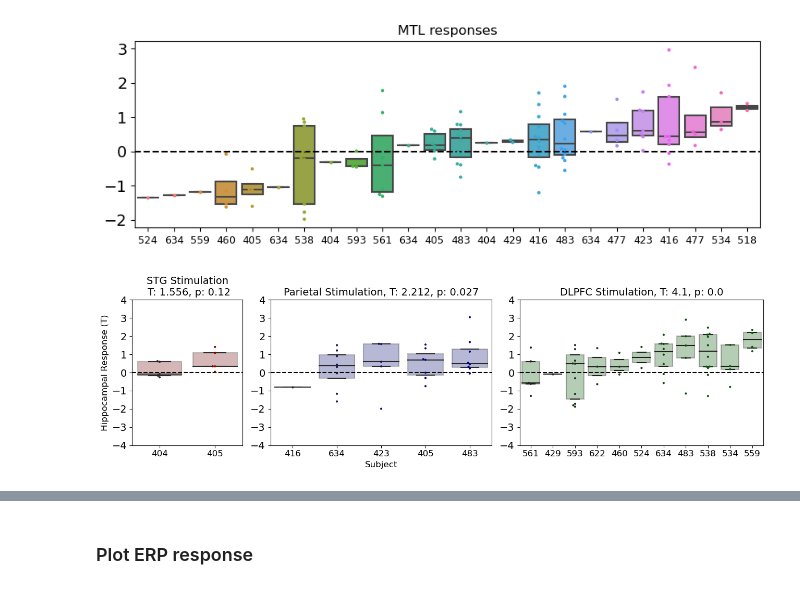
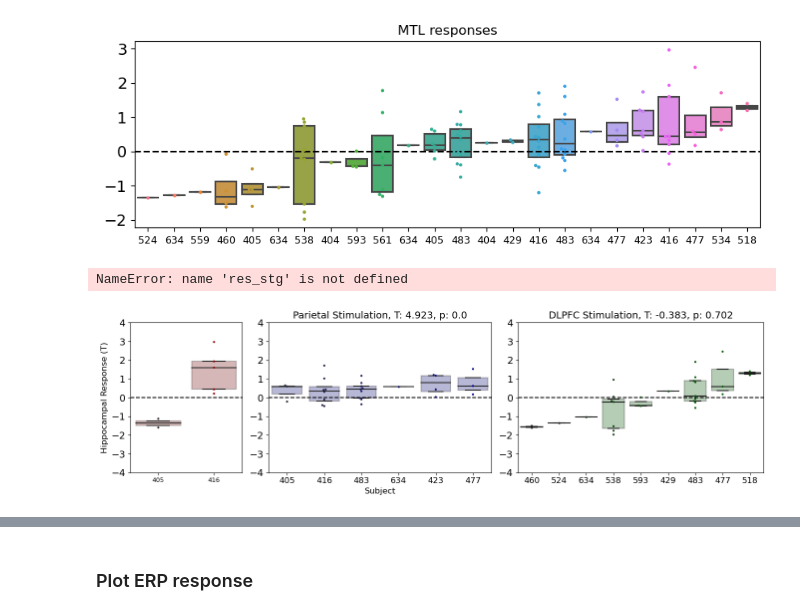
Before and after one commit to PrecisionNeuroLab/Analysis-SolomonEtAl2024, a Jupyter notebook: MTL_responses.ipynb, the cells around one changed output, grey strips where cells are left out. Saved outputs shown, nothing was run; the diff lists cells and outputs as text; code cells hidden in the pictures.

```diff
--- a/MTL_responses.ipynb
+++ b/MTL_responses.ipynb
@@ -87,7 +87,7 @@ from matplotlib import gridspec
 from codebase import filter_dict
 %matplotlib inline
 
-sense_region = 'insula' #filter_dict['mtl_filter']
+sense_region = 'Hippocampus' #filter_dict['mtl_filter']
 mtl_data = res_dropna[res_dropna['DKT_label'].str.contains(sense_region)]
 
 par_mtl = mtl_data[mtl_data['target'].str.contains('Parietal')]
@@ -96,51 +96,52 @@ stg_mtl = mtl_data[mtl_data['target'].str.contains('STG')]
 
 res_par = sm.MixedLM.from_formula("T ~ 1", data=par_mtl, vc_formula=vcf, groups='subject').fit(reml=False)
 res_dlpfc = sm.MixedLM.from_formula("T ~ 1", data=dlpfc_mtl, vc_formula=vcf, groups='subject').fit(reml=False)
-res_stg = sm.MixedLM.from_formula("T ~ 1", data=stg_mtl, vc_formula=vcf, groups='subject').fit(reml=True)
+#res_stg = sm.MixedLM.from_formula("T ~ 1", data=stg_mtl, vc_formula=vcf, groups='subject').fit(reml=True)
 
 # Plot results
 plt.figure(figsize=(13, 4));
 gs = gridspec.GridSpec(1, 3, width_ratios = [1, 2, 2.2])
-
-#STG
-ax1 = plt.subplot(gs[0])
-data_toplot, sub_toplot = swarmplot_subjects(stg_mtl, key='T')
-sns.swarmplot(data=data_toplot, size=3, color='darkred')
-sns.boxplot(data=data_toplot, whis=0, showfliers=False, color='darkred', boxprops=dict(alpha=.3))
-plt.xticks(np.arange(len(sub_toplot)), sub_toplot, fontsize=9);
-plt.hlines([0], xmin=ax1.get_xlim()[0], xmax=ax1.get_xlim()[1], linestyles='--', color='k')
-plt.yticks(fontsize=14); plt.ylabel('Hippocampal Response (T)', fontsize=12)
-plt.ylim(-4, 4)
-plt.title('STG Stimulation\n T: '+str(np.round(res_stg.tvalues[0], 3))+', p: '+str(np.round(res_stg.pvalues[0], 3)), fontsize=14);
-plt.xticks(fontsize=12)
 
 #Parietal
 ax2 = plt.subplot(gs[1])
 data_toplot, sub_toplot = swarmplot_subjects(par_mtl, key='T')
 sns.swarmplot(data=data_toplot, size=3, color='darkblue')
 sns.boxplot(data=data_toplot, whis=0, showfliers=False, color='darkblue', boxprops=dict(alpha=0.3))
 plt.xticks(np.arange(len(sub_toplot)), sub_toplot, fontsize=9);
 plt.hlines([0], xmin=ax2.get_xlim()[0], xmax=ax2.get_xlim()[1], linestyles='--', color='k')
 plt.yticks(fontsize=14);
 plt.ylim(-4, 4)
 plt.title('Parietal Stimulation, T: '+str(np.round(res_par.tvalues[0], 3))+', p: '+str(np.round(res_par.pvalues[0], 3)), fontsize=14);
 plt.xticks(fontsize=12); plt.xlabel('Subject', fontsize=12)
 
 #DLPFC
 ax3 = plt.subplot(gs[2])
 data_toplot, sub_toplot = swarmplot_subjects(dlpfc_mtl, key='T')
 sns.swarmplot(data=data_toplot, size=3, color='darkgreen')
 sns.boxplot(data=data_toplot, whis=0, showfliers=False, color='darkgreen', boxprops=dict(alpha=0.3))
 plt.xticks(np.arange(len(sub_toplot)), sub_toplot, fontsize=9);
 plt.hlines([0], xmin=ax3.get_xlim()[0], xmax=ax3.get_xlim()[1], linestyles='--', color='k')
 plt.yticks(fontsize=14);
 plt.ylim(-4, 4)
 plt.title('DLPFC Stimulation, T: '+str(np.round(res_dlpfc.tvalues[0], 3))+', p: '+str(np.round(res_dlpfc.pvalues[0], 3)), fontsize=14);
 plt.xticks(fontsize=12)
 plt.tight_layout()
 #plt.savefig('./TMSEEG_plots/LMM_hippocampal_theta_1.1_2.1sec.pdf')
+
+#STG
+ax1 = plt.subplot(gs[0])
+data_toplot, sub_toplot = swarmplot_subjects(stg_mtl, key='T')
+sns.swarmplot(data=data_toplot, size=3, color='darkred')
+sns.boxplot(data=data_toplot, whis=0, showfliers=False, color='darkred', boxprops=dict(alpha=.3))
+plt.xticks(np.arange(len(sub_toplot)), sub_toplot, fontsize=9);
+plt.hlines([0], xmin=ax1.get_xlim()[0], xmax=ax1.get_xlim()[1], linestyles='--', color='k')
+plt.yticks(fontsize=14); plt.ylabel('Hippocampal Response (T)', fontsize=12)
+plt.ylim(-4, 4)
+plt.title('STG Stimulation\n T: '+str(np.round(res_stg.tvalues[0], 3))+', p: '+str(np.round(res_stg.pvalues[0], 3)), fontsize=14);
+plt.xticks(fontsize=12)
 # %% [output]
+NameError: name 'res_stg' is not defined
-[figure, old version]
+[figure, new version]
 # %%
 from codebase import subject_tfr
 
```
Also changed, not shown: parts of 11 cells of this notebook, 2 other files.
